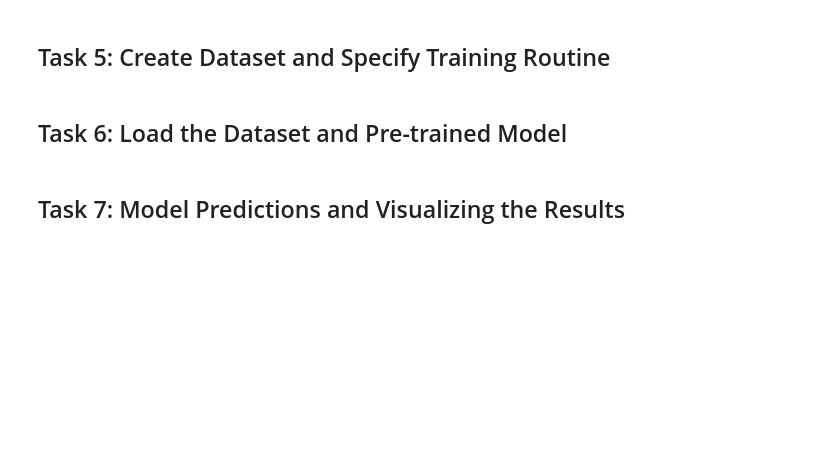
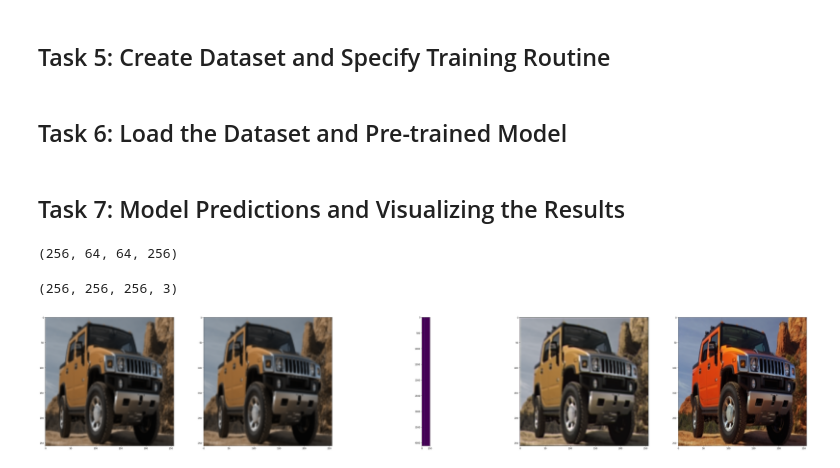
Before and after one commit to chinmay-sh/Image-super-resolution_keras, a Jupyter notebook: Image_super-resolution.ipynb, the cells around one changed output. Drawn from its saved outputs; the diff is of its cells as text; code cells hidden in the pictures; blank space fills up the shorter version.

```diff
--- a/Image_super-resolution.ipynb
+++ b/Image_super-resolution.ipynb
@@ -133,2 +238,43 @@ def train_batches(just_load_dataset=False):
 # %% [markdown]
 ## Task 7: Model Predictions and Visualizing the Results
+# %%
+encoder.load_weights('/content/encoder_weights.hdf5')
+# %%
+encoded_imgs = encoder.predict(x_train_down)
+# %%
+encoded_imgs.shape
+# %% [output]
+(256, 64, 64, 256)
+# %%
+# super resolution images
+srl = np.clip(autoencoder.predict(x_train_down),0.0,1.0)
+# %%
+srl.shape
+# %% [output]
+(256, 256, 256, 3)
+# %%
+image_index = 251
+# %%
+plt.figure(figsize=(128, 128))
+i = 1
+ax = plt.subplot(10, 10, i)
+plt.imshow(x_train_down[image_index])
+
+i+=1
+ax = plt.subplot(10, 10, i)
+plt.imshow(x_train_down[image_index],interpolation='bicubic')
+
+i+=1
+ax = plt.subplot(10, 10, i)
+plt.imshow(encoded_imgs[image_index].reshape((64*64,256)))
+
+i+=1
+ax = plt.subplot(10, 10, i)
+plt.imshow(srl[image_index])
+
+i+=1
+ax = plt.subplot(10, 10, i)
+plt.imshow(x_train_n[image_index])
+plt.show()
+# %% [output]
+[figure, added]
```
Also changed, not shown: parts of 13 cells of this notebook.
